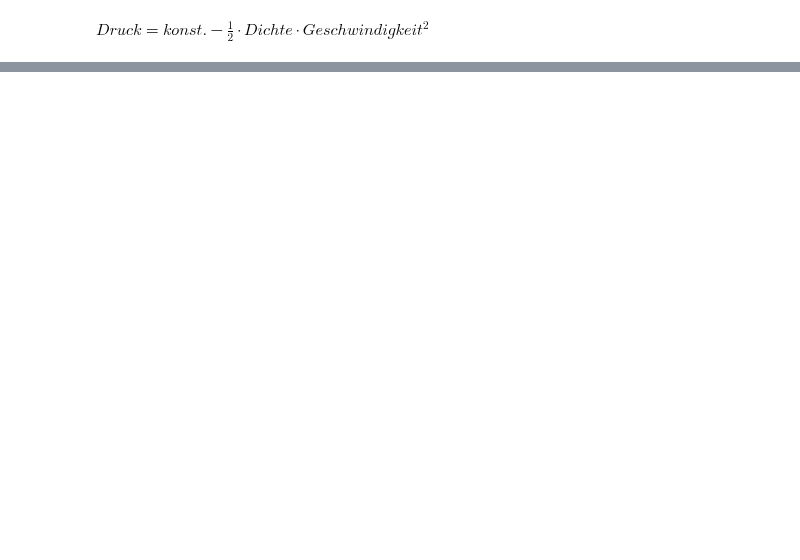
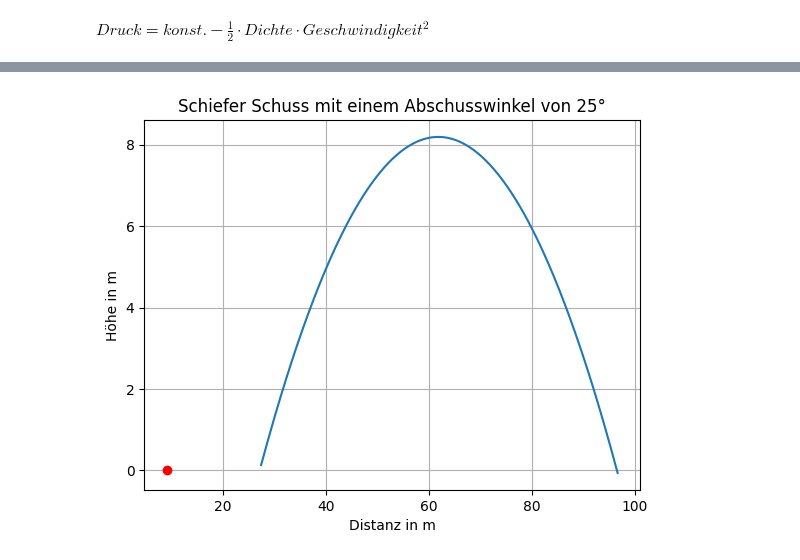
Before and after one commit to Eray-hgs/TG12-3, a Jupyter notebook: Seminarkurs/Bananenflanke.ipynb, the cells around one changed output, grey strips where cells are left out. Cells and saved outputs as stored; diff of their text form; code cells hidden in the pictures; blank space fills up the shorter version.

```diff
--- a/Seminarkurs/Bananenflanke.ipynb
+++ b/Seminarkurs/Bananenflanke.ipynb
@@ -189,0 +203,46 @@ $Druck = konst. - \frac{1}{2} \cdot Dichte \cdot Geschwindigkeit^2$
+# %%
+import numpy as np
+import math
+import matplotlib.pyplot as plt
+
+g=9.81  #m/s^2
+v0=30   #m/s
+t=0
+dt=0.01
+dichte= 1.2  # kg/m^3, Dichte der Luft
+Cd = 0.47  # Luftwiderstandsbeiwert für einen runden Ball
+
+A = np.pi * r**2  # Querschnittsfläche des Balls
+
+m = 0.43  # Masse des Balls in kg
+r = 0.11  # Radius des Balls in m
+spin = 40 # Rotationsgeschwindigkeit in rad/s
+
+winkel = 25  # Abschusswinkel in Grad
+v = np.array([v0 * math.cos(math.radians(winkel)), v0 * math.sin(math.radians(winkel))])
+
+pos = np.array([0.0, 0.0])  # Startposition des Balls
+positionen = []
+
+Lx = []
+Ly = []
+
+
+for i in range (0, 500):
+    t = t + dt
+    x = vx + Fx/m * t # Hier müsste Fx definiert werden, z.B. durch den Magnus-Effekt
+    y = vy * t - 1/2 * g * t**2
+    Lx.append(x)
+    Ly.append(y)
+    if y < 0:
+        break
+
+plt.plot(Lx, Ly)
+plt.plot(9.15,0,marker="o", color="red", label="Spielermauer")
+plt.title("Schiefer Schuss mit einem Abschusswinkel von 25°")
+plt.xlabel("Distanz in m")
+plt.ylabel("Höhe in m")
+plt.grid()
+plt.show()
+# %% [output]
+[figure, added]
```
Also changed, not shown: parts of 5 cells of this notebook.
